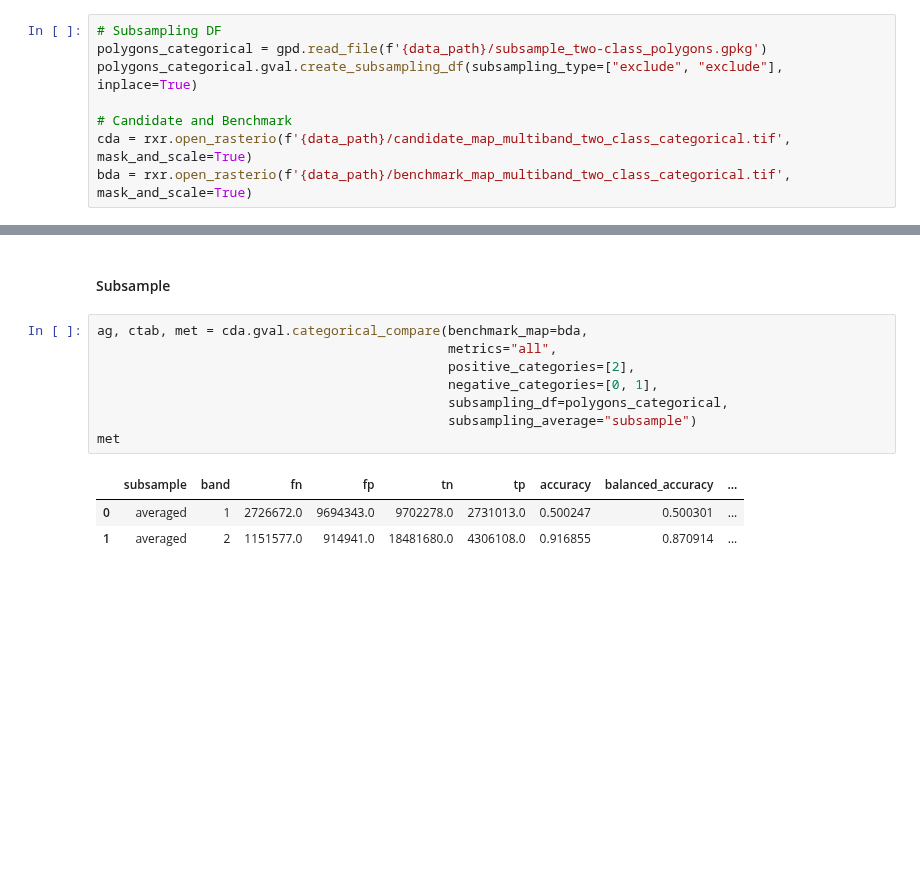
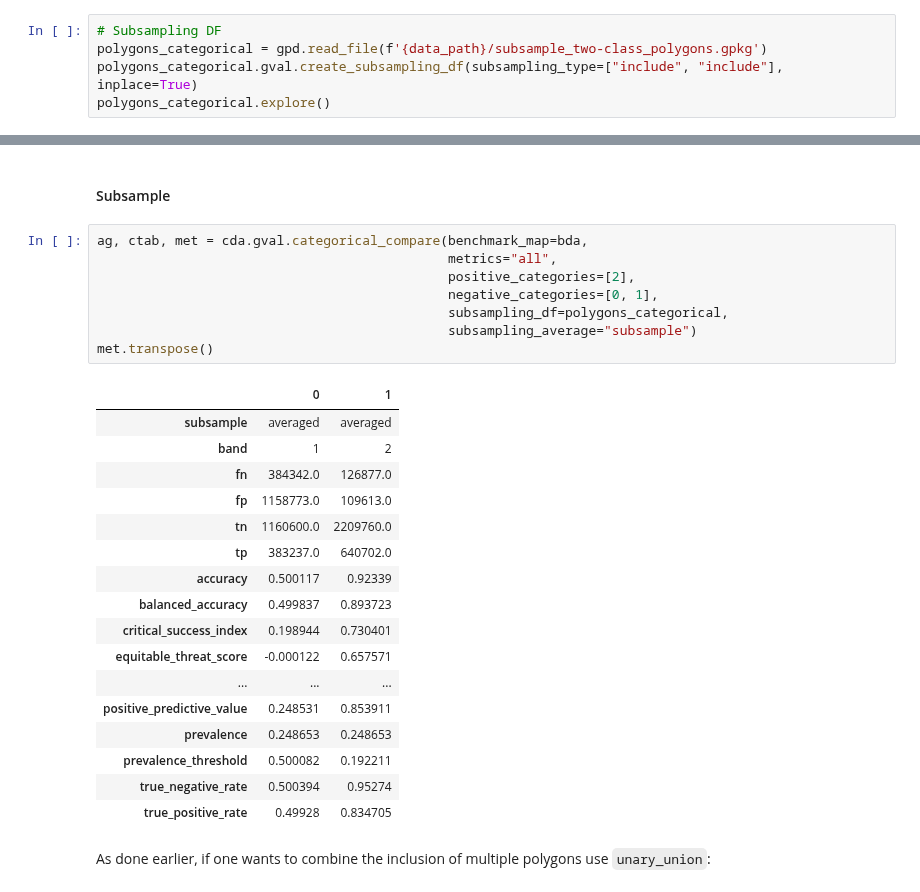
Before and after one commit to NOAA-OWP/gval, a Jupyter notebook: notebooks/Subsampling Tutorial.ipynb, the cells around one changed output, grey strips where cells are left out. Drawn from its saved outputs; the diff is of its cells as text; blank space fills up the shorter version.

```diff
--- a/notebooks/Subsampling Tutorial.ipynb
+++ b/notebooks/Subsampling Tutorial.ipynb
@@ -118,8 +140,5 @@ met
 # %%
 # Subsampling DF
 polygons_categorical = gpd.read_file(f'{data_path}/subsample_two-class_polygons.gpkg')
-polygons_categorical.gval.create_subsampling_df(subsampling_type=["exclude", "exclude"], inplace=True)
-
-# Candidate and Benchmark
-cda = rxr.open_rasterio(f'{data_path}/candidate_map_multiband_two_class_categorical.tif', mask_and_scale=True)
-bda = rxr.open_rasterio(f'{data_path}/benchmark_map_multiband_two_class_categorical.tif', mask_and_scale=True)
+polygons_categorical.gval.create_subsampling_df(subsampling_type=["include", "include"], inplace=True)
+polygons_categorical.explore()
@@ -164,12 +237,28 @@ met
 # %%
 ag, ctab, met = cda.gval.categorical_compare(benchmark_map=bda,
                                              metrics="all",
                                              positive_categories=[2],
                                              negative_categories=[0, 1],
                                              subsampling_df=polygons_categorical,
                                              subsampling_average="subsample")
-met
+met.transpose()
 # %% [output]
-|  | subsample | band | fn | fp | tn | tp | accuracy | balanced_accuracy | ... |
-| 0 | averaged | 1 | 2726672.0 | 9694343.0 | 9702278.0 | 2731013.0 | 0.500247 | 0.500301 | ... |
-| 1 | averaged | 2 | 1151577.0 | 914941.0 | 18481680.0 | 4306108.0 | 0.916855 | 0.870914 | ... |
+|  | 0 | 1 |
+| subsample | averaged | averaged |
+| band | 1 | 2 |
+| fn | 384342.0 | 126877.0 |
+| fp | 1158773.0 | 109613.0 |
+| tn | 1160600.0 | 2209760.0 |
+| tp | 383237.0 | 640702.0 |
+| accuracy | 0.500117 | 0.92339 |
+| balanced_accuracy | 0.499837 | 0.893723 |
+| critical_success_index | 0.198944 | 0.730401 |
+| equitable_threat_score | -0.000122 | 0.657571 |
+| ... | ... | ... |
+| positive_predictive_value | 0.248531 | 0.853911 |
+| prevalence | 0.248653 | 0.248653 |
+| prevalence_threshold | 0.500082 | 0.192211 |
+| true_negative_rate | 0.500394 | 0.95274 |
+| true_positive_rate | 0.49928 | 0.834705 |
+# %% [markdown]
+As done earlier, if one wants to combine the inclusion of multiple polygons use `unary_union`:
```
Also changed, not shown: parts of 24 cells of this notebook, 13 other files.
